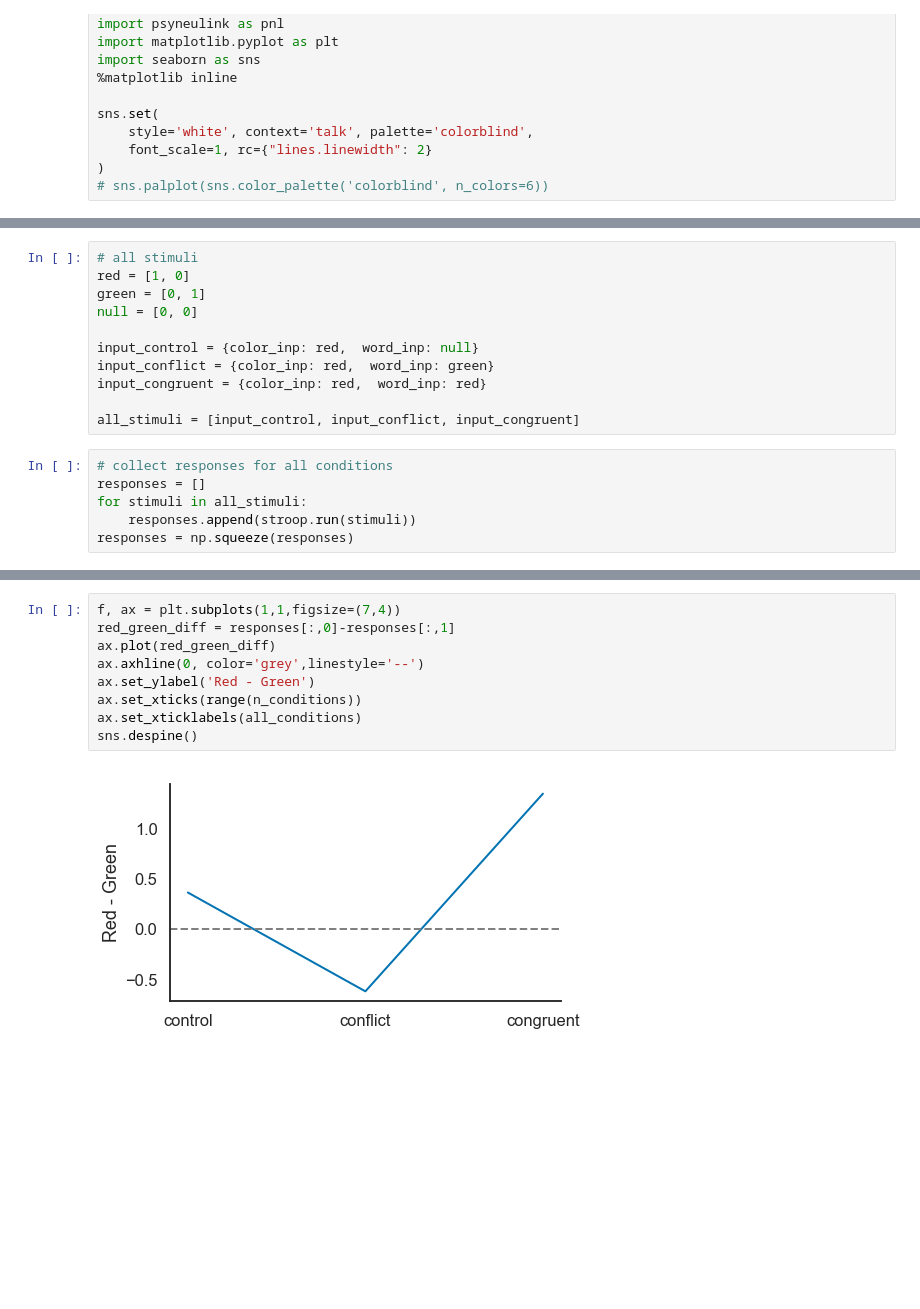
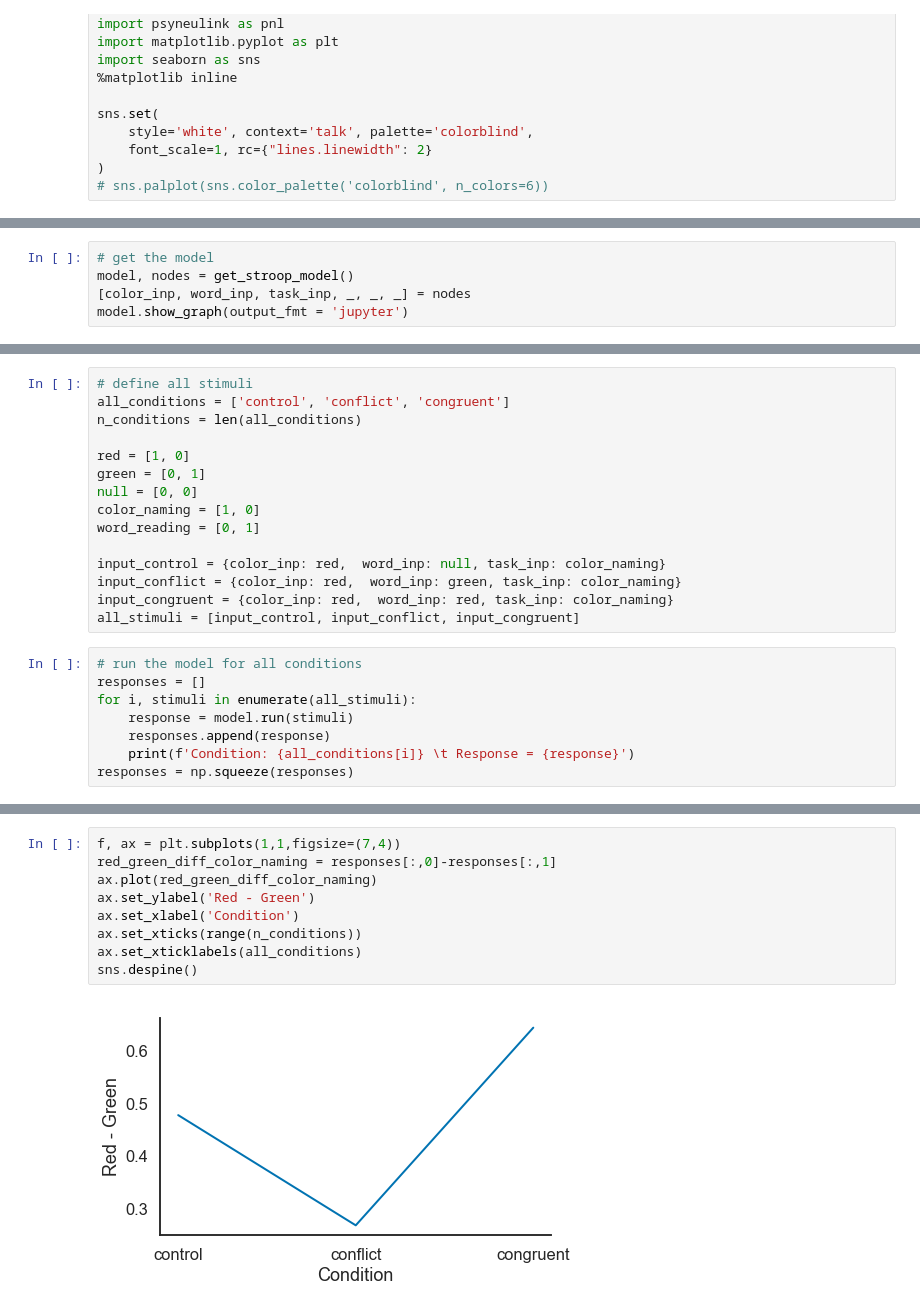
Before and after one commit to qihongl/stroop-cohen-etal-1990, a Jupyter notebook: stroop-feedforward.ipynb, the cells around one changed output, grey strips where cells are left out. Cells and saved outputs as stored; diff of their text form; blank space fills up the shorter version.

```diff
--- a/stroop-feedforward.ipynb
+++ b/stroop-feedforward.ipynb
@@ -71,0 +72,5 @@ stroop.show_graph(output_fmt = 'jupyter')
+# %%
+# get the model
+model, nodes = get_stroop_model()
+[color_inp, word_inp, task_inp, _, _, _] = nodes
+model.show_graph(output_fmt = 'jupyter')
@@ -72,17 +79,23 @@ stroop.show_graph(output_fmt = 'jupyter')
 # %%
-# all stimuli
+# define all stimuli
+all_conditions = ['control', 'conflict', 'congruent']
+n_conditions = len(all_conditions)
+
 red = [1, 0]
 green = [0, 1]
 null = [0, 0]
+color_naming = [1, 0]
+word_reading = [0, 1]
 
-input_control = {color_inp: red,  word_inp: null}
-input_conflict = {color_inp: red,  word_inp: green}
-input_congruent = {color_inp: red,  word_inp: red}
-
+input_control = {color_inp: red,  word_inp: null, task_inp: color_naming}
+input_conflict = {color_inp: red,  word_inp: green, task_inp: color_naming}
+input_congruent = {color_inp: red,  word_inp: red, task_inp: color_naming}
 all_stimuli = [input_control, input_conflict, input_congruent]
 # %%
-# collect responses for all conditions
+# run the model for all conditions
 responses = []
-for stimuli in all_stimuli:
-    responses.append(stroop.run(stimuli))
+for i, stimuli in enumerate(all_stimuli):
+    response = model.run(stimuli)
+    responses.append(response)
+    print(f'Condition: {all_conditions[i]} \t Response = {response}')
 responses = np.squeeze(responses)
@@ -120,13 +135,13 @@ sns.despine()
 # %%
 f, ax = plt.subplots(1,1,figsize=(7,4))
-red_green_diff = responses[:,0]-responses[:,1]
-ax.plot(red_green_diff)
-ax.axhline(0, color='grey',linestyle='--')
+red_green_diff_color_naming = responses[:,0]-responses[:,1]
+ax.plot(red_green_diff_color_naming)
 ax.set_ylabel('Red - Green')
+ax.set_xlabel('Condition')
 ax.set_xticks(range(n_conditions))
 ax.set_xticklabels(all_conditions)
 sns.despine()
 # %% [output]
-[figure, old version]
+[figure, new version]
 # %%
 f, ax = plt.subplots(1,1,figsize=(7,4))
```
Also changed, not shown: parts of 6 cells of this notebook.
